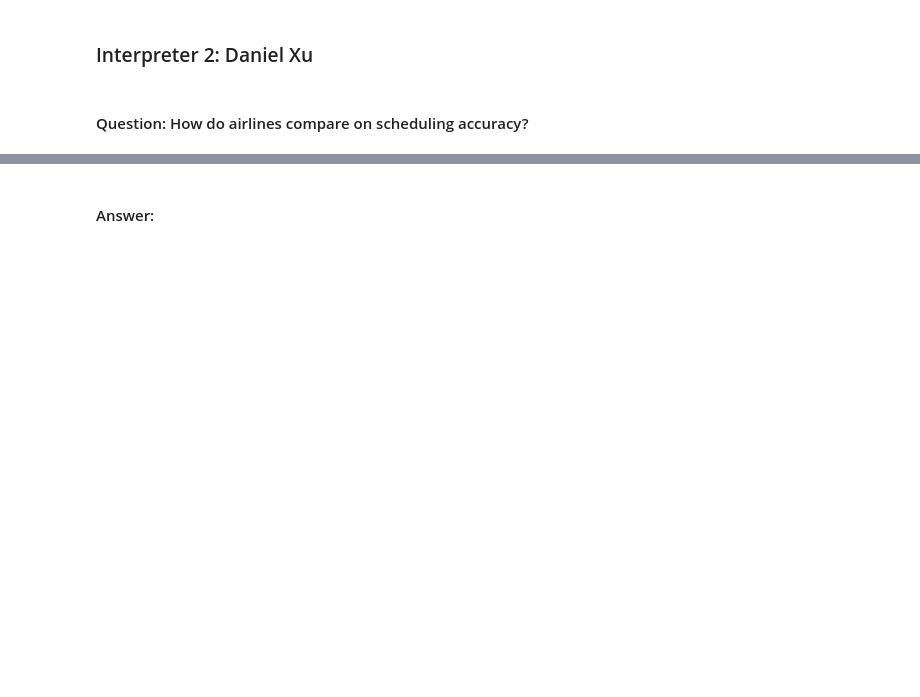
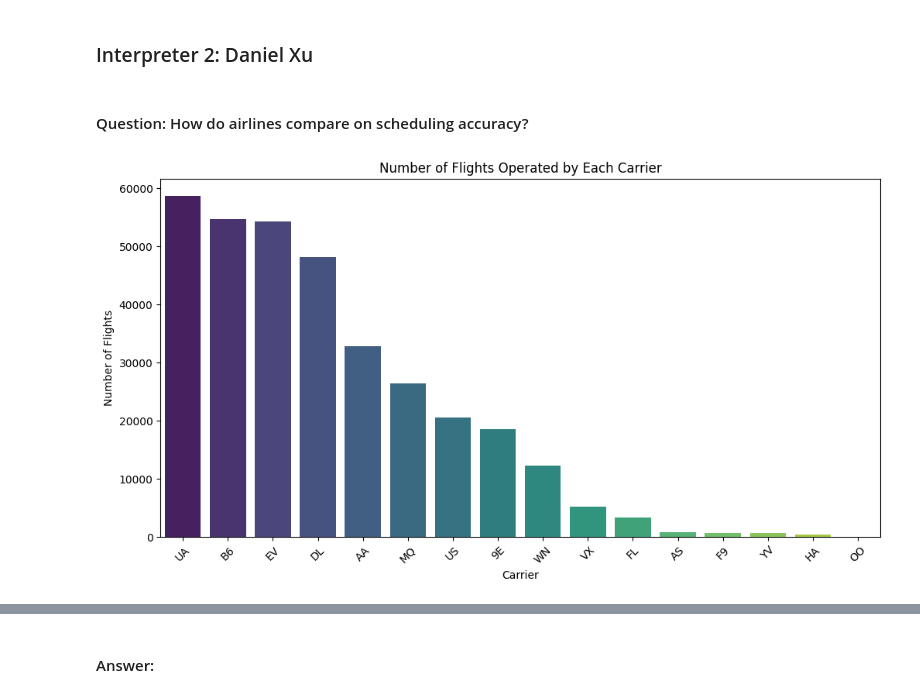
Before and after one commit to ConorJones05/STOR320_Final, a Jupyter notebook: EDA Template.ipynb, the cells around one changed output, grey strips where cells are left out. Drawn from its saved outputs; the diff is of its cells as text; code cells hidden in the pictures; blank space fills up the shorter version.

```diff
--- a/EDA Template.ipynb
+++ b/EDA Template.ipynb
@@ -352,3 +429,16 @@ Each plot should be followed by a paragraph of explanation and observation.
 ### Interpreter 2: Daniel Xu
 # %% [markdown]
 #### Question: How do airlines compare on scheduling accuracy?
+# %%
+# Count the number of flights per carrier
+flights_per_carrier = cleaned_merged_data['carrier'].value_counts().reset_index()
+flights_per_carrier.columns = ['carrier', 'num_flights']
+plt.figure(figsize=(12, 6))
+sns.barplot(x='carrier', y='num_flights', data=flights_per_carrier, palette="viridis")
+plt.title('Number of Flights Operated by Each Carrier')
+plt.xlabel('Carrier')
+plt.ylabel('Number of Flights')
+plt.xticks(rotation=45)
+plt.show()
+# %% [output]
+[figure, added]
```
Also changed, not shown: parts of 31 cells of this notebook.
